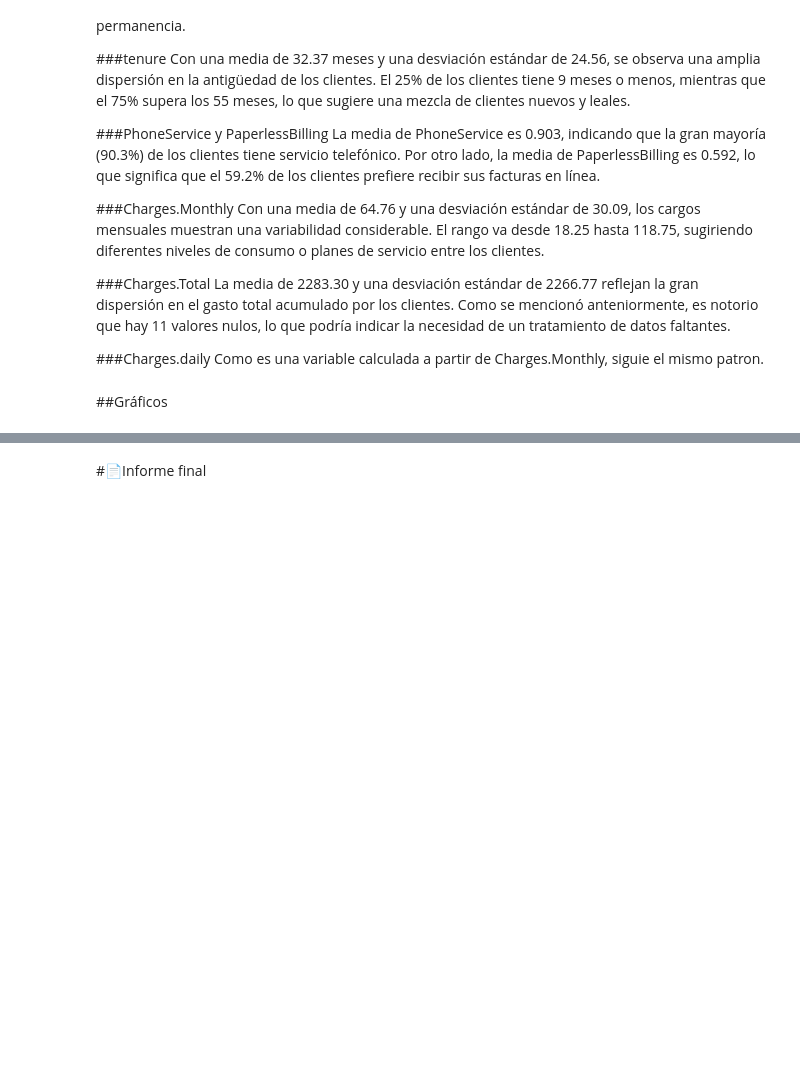
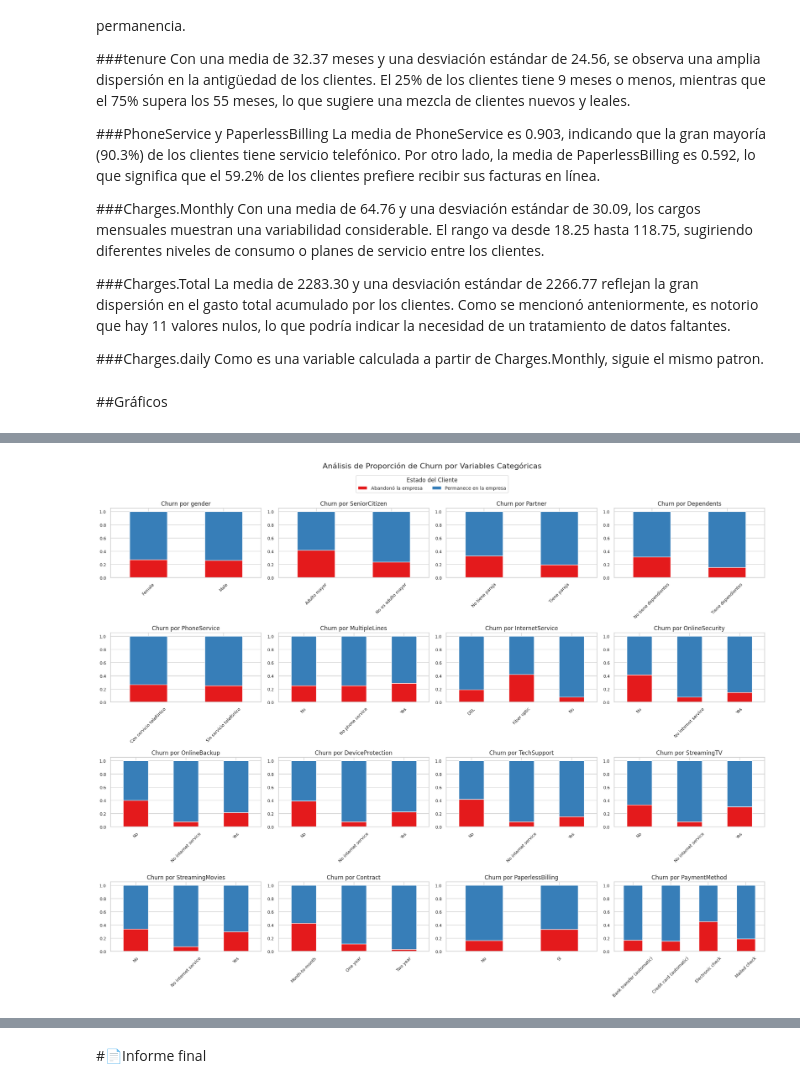
Before and after one commit to Near-o7/challenge2-data-science-LATAM, a Jupyter notebook: TelecomX_LATAM.ipynb, the cells around one changed output, grey strips where cells are left out. Cells and saved outputs as stored; diff of their text form; code cells hidden in the pictures; blank space fills up the shorter version.

Commit message:
Pulir sección de gráficos y agregar análisis

```diff
--- a/TelecomX_LATAM.ipynb
+++ b/TelecomX_LATAM.ipynb
@@ -419,0 +369,76 @@ plt.show()
+# %%
+import matplotlib.pyplot as plt
+import seaborn as sns
+
+df_final['Churn'] = df_final['Churn'].map({0: 'Permanece en la empresa', 1: 'Abandonó la empresa'})
+
+categorical_vars = [
+    'gender', 'SeniorCitizen', 'Partner', 'Dependents', 'PhoneService',
+    'MultipleLines', 'InternetService', 'OnlineSecurity', 'OnlineBackup',
+    'DeviceProtection', 'TechSupport', 'StreamingTV', 'StreamingMovies',
+    'Contract', 'PaperlessBilling', 'PaymentMethod'
+]
+
+mapeos = {
+    'SeniorCitizen': {0: 'No es adulto mayor', 1: 'Adulto mayor'},
+    'Partner': {0: 'No tiene pareja', 1: 'Tiene pareja'},
+    'Dependents': {0: 'No tiene dependientes', 1: 'Tiene dependientes'},
+    'PhoneService': {0: 'Sin servicio telefónico', 1: 'Con servicio telefónico'},
+
+    'PaperlessBilling': {0: 'No', 1: 'Sí'}
+}
+
+df_graficos = df_final
+
+for col, mapping_dict in mapeos.items():
+    if col in df_graficos.columns:
+        df_graficos[col] = df_graficos[col].map(mapping_dict)
+
+sns.set_theme(style="whitegrid", palette="Set1")
+
+num_plots = len(categorical_vars)
+ncols = 4
+nrows = (num_plots + ncols - 1) // ncols
+
+fig, axes = plt.subplots(nrows=nrows, ncols=ncols, figsize=(ncols * 5, nrows * 4))
+axes = axes.flatten()
+
+handles = []
+labels = []
+legend_added = False
+
+for i, col in enumerate(categorical_vars):
+    ax = axes[i]
+
+    churn_proportions = df_graficos.groupby(col, observed=False)['Churn'].value_counts(normalize=True).unstack().fillna(0)
+    churn_proportions.plot(kind='bar', stacked=True, ax=ax)
+
+    ax.set_title(f'Churn por {col}', fontsize=12)
+    ax.set_xlabel('')
+    ax.set_ylabel('', fontsize=10)
+    ax.tick_params(axis='x', rotation=45, labelsize=9)
+    ax.tick_params(axis='y', labelsize=9)
+
+    if not legend_added:
+        handles, labels = ax.get_legend_handles_labels()
+        legend_added = True
+
+    ax.get_legend().remove()
+
+for j in range(i + 1, len(axes)):
+    fig.delaxes(axes[j])
+
+fig.legend(handles, labels, title='Estado del Cliente',
+           loc='upper center',
+           bbox_to_anchor=(0.5, 0.98),
+           ncol=2,
+           fontsize=10,
+           title_fontsize=12,
+           frameon=True
+          )
+
+plt.tight_layout(rect=[0, 0, 1, 0.94])
+fig.suptitle('Análisis de Proporción de Churn por Variables Categóricas', fontsize=16, y=1.0)
+plt.show()
+# %% [output]
+[figure, added]
```
Also changed, not shown: parts of 2 cells of this notebook.
